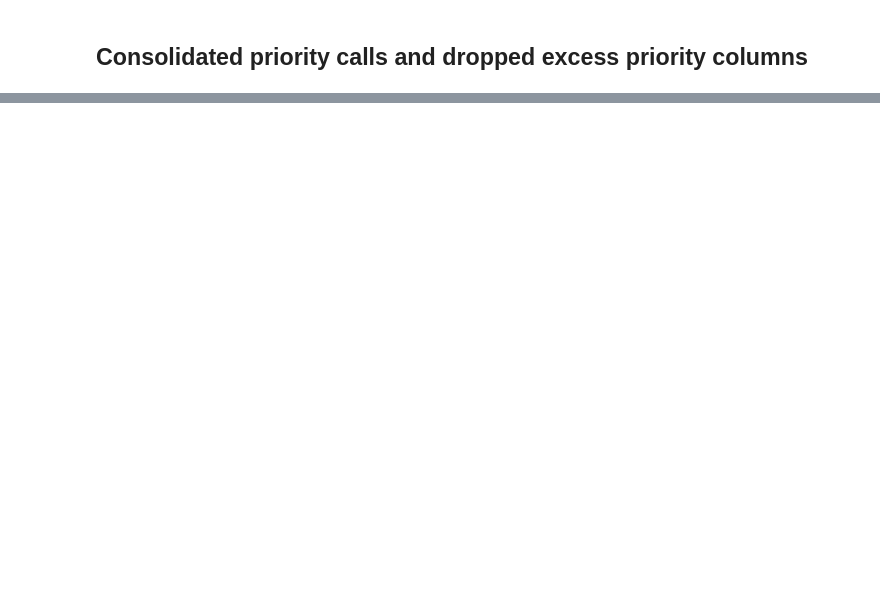
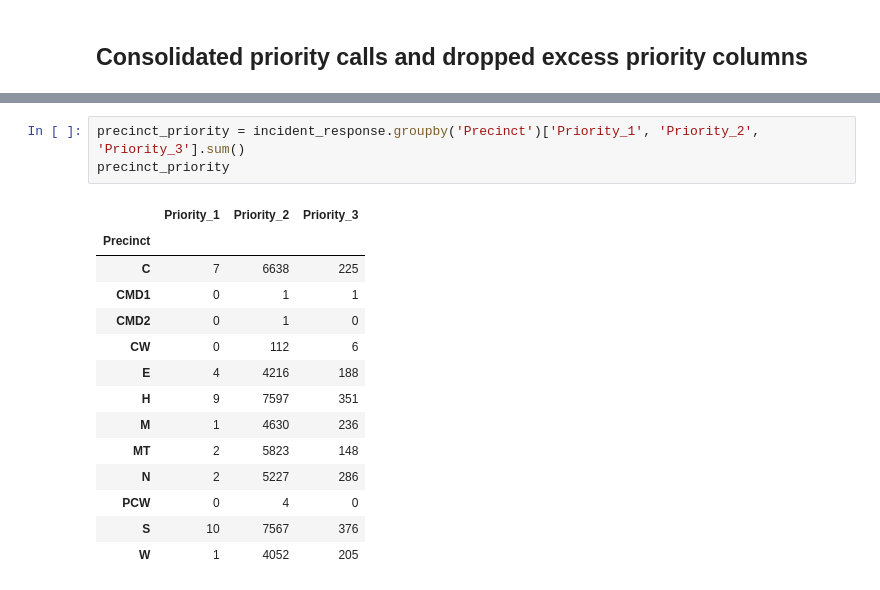
Before and after one commit to kyman90/partners_in_care-dda6-key_lime, a Jupyter notebook: Notebooks/Partner_In_Care_Analysis.ipynb, the cells around one changed output, grey strips where cells are left out. Drawn from its saved outputs; the diff is of its cells as text; blank space fills up the shorter version.

```diff
--- a/Notebooks/Partner_In_Care_Analysis.ipynb
+++ b/Notebooks/Partner_In_Care_Analysis.ipynb
@@ -31,0 +135,18 @@ incident_response.head()
+# %%
+precinct_priority = incident_response.groupby('Precinct')['Priority_1', 'Priority_2', 'Priority_3'].sum()
+precinct_priority
+# %% [output]
+|  | Priority_1 | Priority_2 | Priority_3 |
+| Precinct |  |  |  |
+| C | 7 | 6638 | 225 |
+| CMD1 | 0 | 1 | 1 |
+| CMD2 | 0 | 1 | 0 |
+| CW | 0 | 112 | 6 |
+| E | 4 | 4216 | 188 |
+| H | 9 | 7597 | 351 |
+| M | 1 | 4630 | 236 |
+| MT | 2 | 5823 | 148 |
+| N | 2 | 5227 | 286 |
+| PCW | 0 | 4 | 0 |
+| S | 10 | 7567 | 376 |
+| W | 1 | 4052 | 205 |
```
Also changed, not shown: parts of 11 cells of this notebook.
